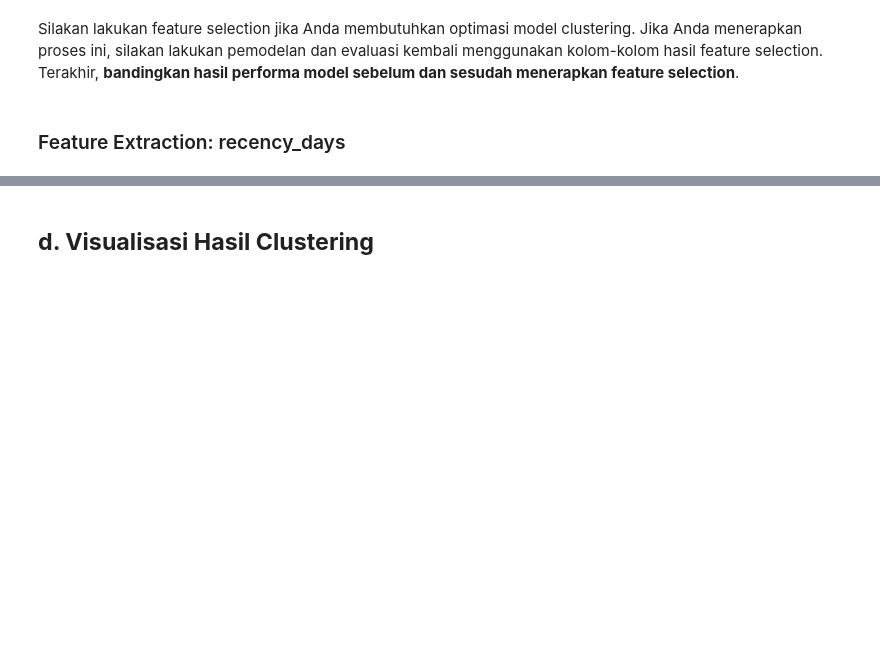
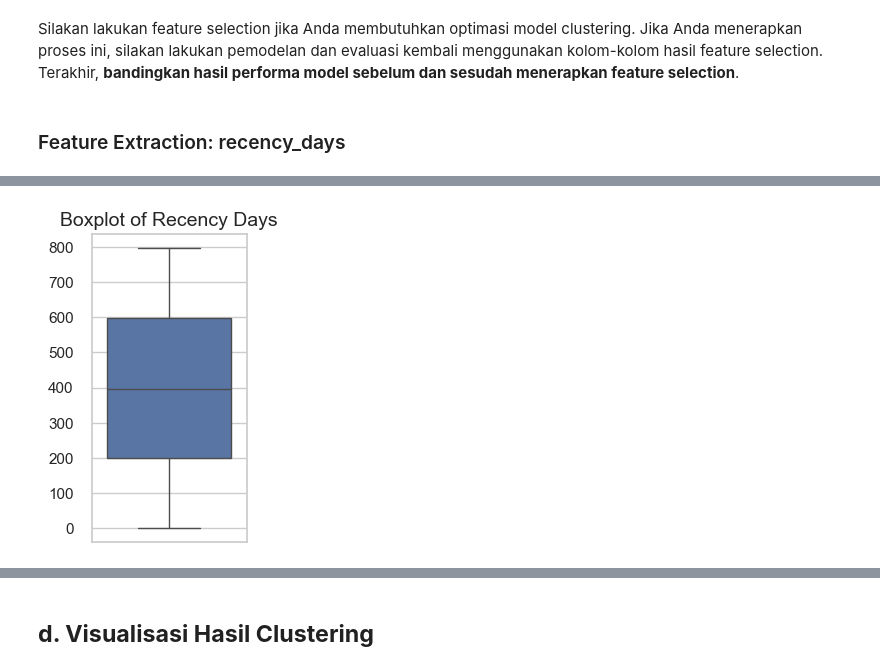
Before and after one commit to arguto1993/istanbul-retail-clustering-classification, a Jupyter notebook: clustering.ipynb, the cells around one changed output, grey strips where cells are left out. Drawn from its saved outputs; the diff is of its cells as text; code cells hidden in the pictures; blank space fills up the shorter version.

```diff
--- a/clustering.ipynb
+++ b/clustering.ipynb
@@ -708,0 +604,3 @@ Silhouette Score: 0.3493163825349872
+# %%
+df_opt = df_encoded.copy()
+df_opt['invoice_date'].head()
@@ -708,0 +614,4 @@ Silhouette Score: 0.3493163825349872
+# %%
+# Convert 'invoice_date' to datetime
+df_opt['invoice_date'] = pd.to_datetime(df_opt['invoice_date'], format='%d/%m/%Y')
+df_opt['invoice_date'].describe()
@@ -708,0 +627,7 @@ Silhouette Score: 0.3493163825349872
+# %%
+# Reference date: March 9, 2023 since the last transaction was on 2021-03-08
+reference_date = pd.to_datetime('2023-03-09')
+
+# Calculate recency_days
+df_opt['recency_days'] = (reference_date - df_opt['invoice_date']).dt.days
+df_opt['recency_days'].describe()
@@ -708,0 +644,16 @@ Silhouette Score: 0.3493163825349872
+# %%
+# Set the aesthetic style of the plots
+sns.set(style="whitegrid")
+
+# Create a boxplot for the 'recency_days' column
+plt.figure(figsize=(2, 4))
+sns.boxplot(y=df_opt['recency_days'])
+
+# Set the title and labels
+plt.title('Boxplot of Recency Days', fontsize=14)
+plt.ylabel('')
+
+# Show the plot
+plt.show()
+# %% [output]
+[figure, added]
```
Also changed, not shown: parts of 65 cells of this notebook, 1 other file.
